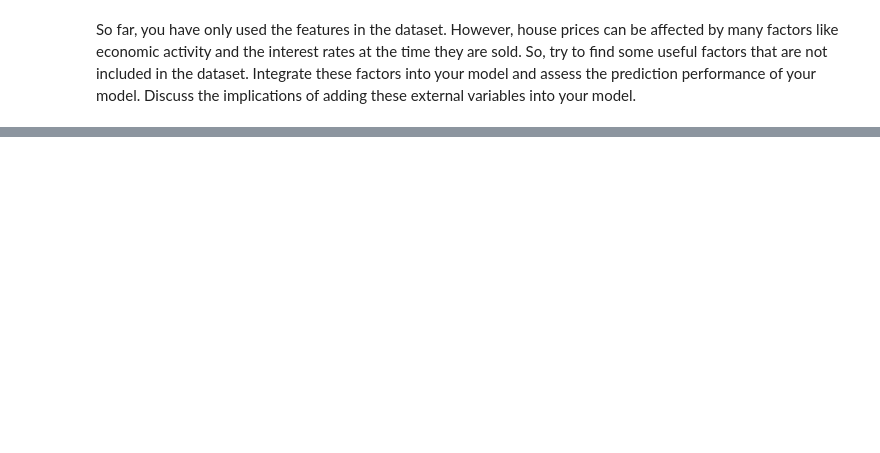
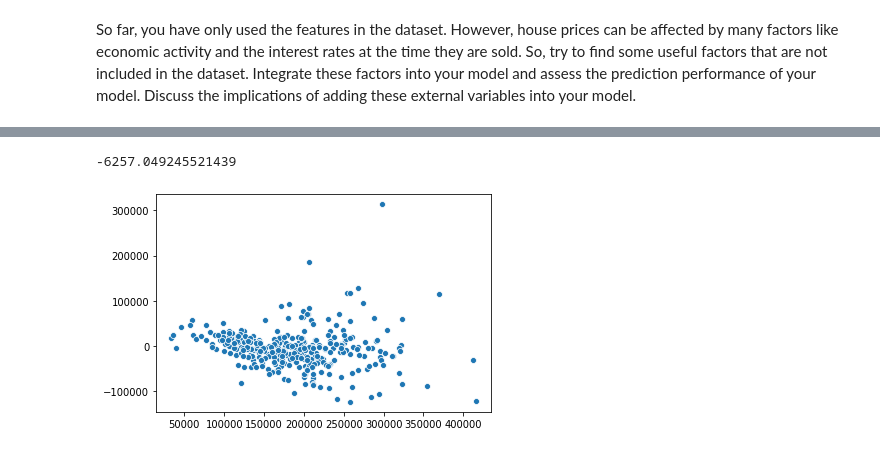
Before and after one commit to vsp219/Sams_github, a Jupyter notebook: Challenge_linear_regression.ipynb, the cells around one changed output, grey strips where cells are left out. Drawn from its saved outputs; the diff is of its cells as text; code cells hidden in the pictures; blank space fills up the shorter version.

```diff
--- a/Challenge_linear_regression.ipynb
+++ b/Challenge_linear_regression.ipynb
@@ -210,0 +286,19 @@ Name: yrsold, dtype: int64
+# %%
+# merge interest rate (mo and yr) to houseprice data on month and year sold
+dfint = pd.merge(df1,intratemelt, on = ['yrsold', 'mosold'])
+dfint.sort_values('id',ascending=True, inplace= True)
+# %%
+# Rebuild the feature and label data, but with 15 yr mortgage rates as feature
+X2 = pd.concat([dfint[['overallcond', 'grlivarea','fullbath','garagecars','15yr_rate']]], axis = 1)
+y2 = dfint['saleprice']
+# %%
+#Repeat tasks as above for OLS to get a sense of F-score and p-values
+X2_train, X2_test, y2_train, y2_test = train_test_split(X2, y2, random_state=40)
+# %%
+import statsmodels.api as sm
+X2_train = sm.add_constant(X2_train)
+X2_test = sm.add_constant(X2_test)
+print(X2_train.shape)
+print(y2_train.shape)
+results = sm.OLS(y2_train, X2_train).fit()
+results.summary()
@@ -210,0 +346,13 @@ Name: yrsold, dtype: int64
+# %%
+#Look at homoscedasicity
+predictions = results.predict(X2_test)
+
+residuals = y2_test-predictions
+
+import seaborn as sns
+sns.scatterplot(predictions,residuals)
+residuals.sum()
+residuals.mean()
+# %% [output]
+-6257.049245521439
+[figure, added]
```
Also changed, not shown: parts of 18 cells of this notebook, 1 other file.
